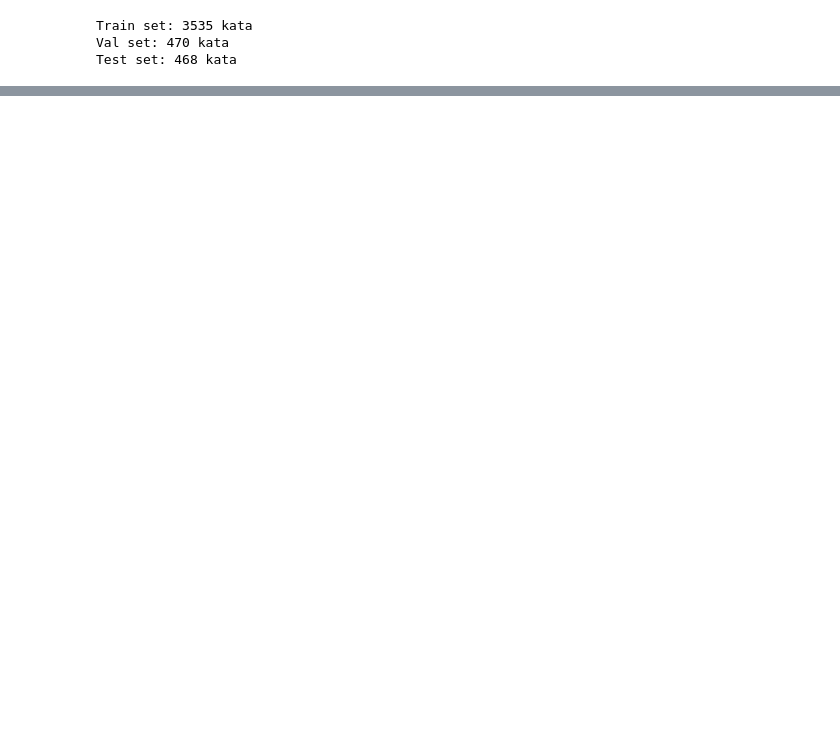
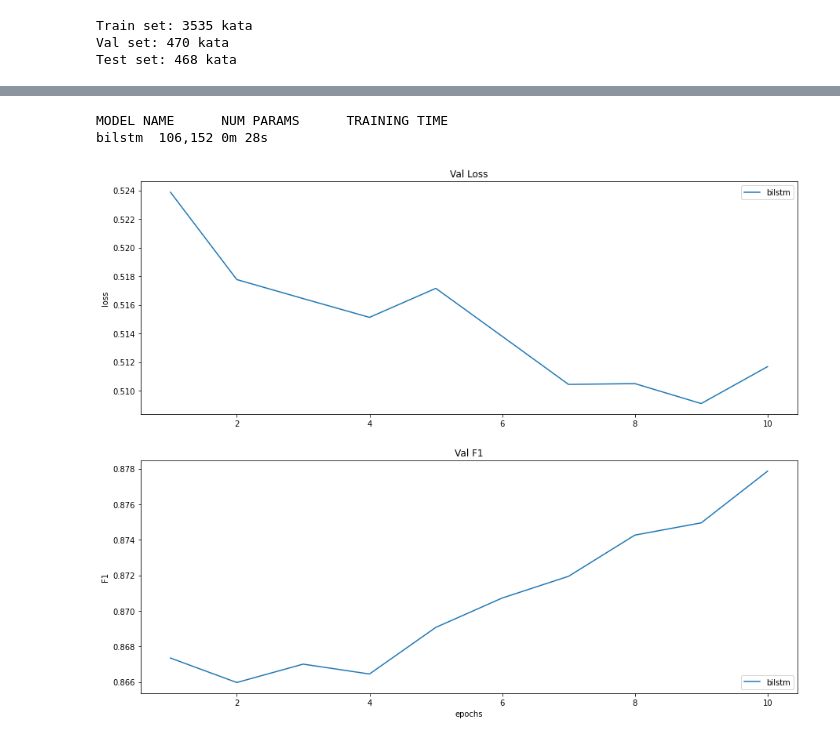
Before and after one commit to vincentjordan27/Named-Entity-Recognition-BILSTM-CRF, a Jupyter notebook: main.ipynb, the cells around one changed output, grey strips where cells are left out. Cells and saved outputs as stored; diff of their text form; code cells hidden in the pictures; blank space fills up the shorter version.

```diff
--- a/main.ipynb
+++ b/main.ipynb
@@ -219,9 +370,15 @@ class NER(object):
 # %%
-ner = NER(
-  model=bilstm,
-  data=corpus,
-  optimizer_cls=Adam,
-  loss_fn_cls=nn.CrossEntropyLoss
-)
-ner.train(10)
+num_epochs = 10
+histories = {}
+for model_name in configs:
+    print(f"Start Training: {model_name}")
+    ner = NER(
+      model=bilstm,
+      data=corpus,
+      optimizer_cls=Adam,
+      loss_fn_cls=nn.CrossEntropyLoss
+    )
+    histories[model_name] = ner.train(num_epochs)
+    print(f"Done Training: {model_name}")
+    print()
 # %% [output]
@@ -244,0 +387,8 @@ Test Loss: 0.658 |  Test Acc: 84.41%
+# %%
+max_len_model_name = max([len(m) for m in histories])
+print(f"{'MODEL NAME'.ljust(max_len_model_name)}\t{'NUM PARAMS'.ljust(10)}\tTRAINING TIME")
+for model_name, history in histories.items():
+  print(f"{model_name.ljust(max_len_model_name)}\t{history['num_params']:,}\t{int(history['elapsed_train_time']//60)}m {int(history['elapsed_train_time'] % 60)}s")
+# %% [output]
+MODEL NAME      NUM PARAMS      TRAINING TIME
+bilstm  106,152 0m 28s
@@ -244,0 +397,18 @@ Test Loss: 0.658 |  Test Acc: 84.41%
+# %%
+epochs = [i+1 for i in range(10)]
+
+val_loss = histories["bilstm"]["val_loss"]
+
+fig, axs = plt.subplots(2, 1, figsize=(15, 12))
+for model_name in histories:
+    axs[0].plot(epochs, histories[model_name]["val_loss"], label=model_name)
+    axs[1].plot(epochs, histories[model_name]["val_f1"], label=model_name)
+_ = axs[0].set_title("Val Loss")
+_ = axs[1].set_title("Val F1")
+_ = axs[1].set_xlabel("epochs")
+_ = axs[0].set_ylabel("loss")
+_ = axs[1].set_ylabel("F1")
+_ = axs[0].legend(loc="upper right")
+_ = axs[1].legend(loc="lower right")
+# %% [output]
+[figure, added]
```
Also changed, not shown: parts of 11 cells of this notebook.
